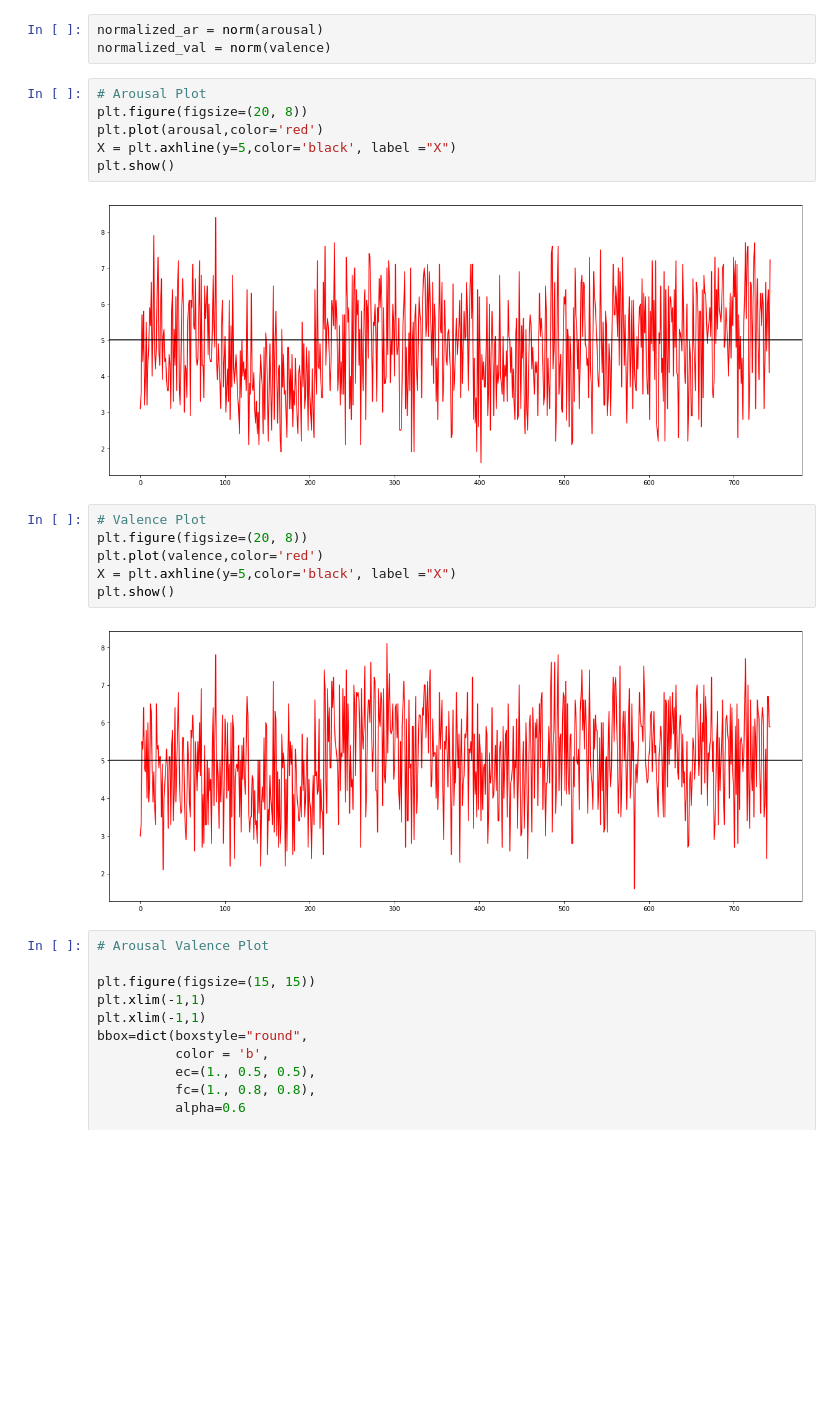
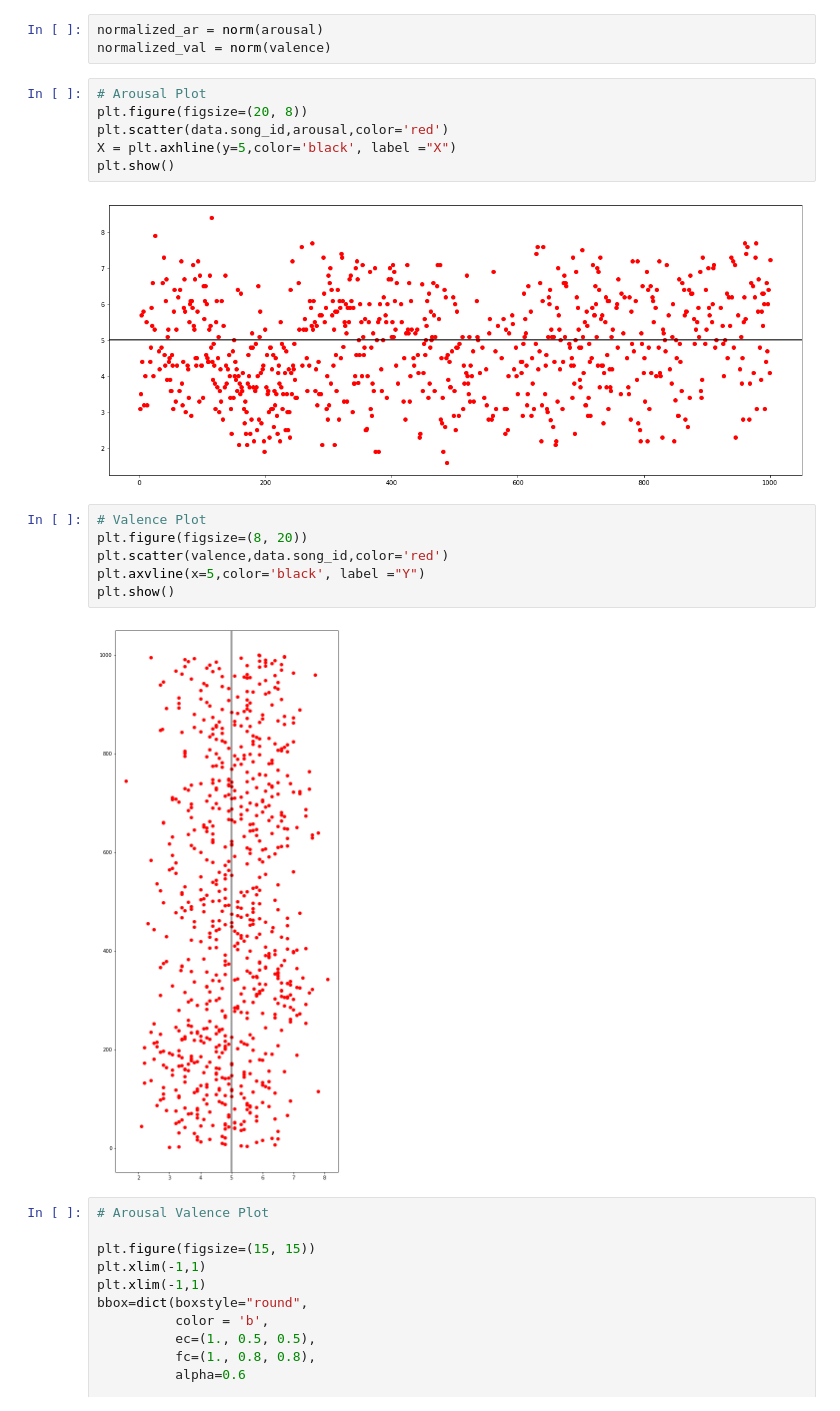
Before and after one commit to TegarSU/AsikYesAjigile, a Jupyter notebook: Try/TryExplore.ipynb, the cells around one changed output. Drawn from its saved outputs; the diff is of its cells as text; blank space fills up the shorter version.

```diff
--- a/Try/TryExplore.ipynb
+++ b/Try/TryExplore.ipynb
@@ -112,19 +118,19 @@ normalized_val = norm(valence)
 # %%
 # Arousal Plot
 plt.figure(figsize=(20, 8))
-plt.plot(arousal,color='red')
+plt.scatter(data.song_id,arousal,color='red')
 X = plt.axhline(y=5,color='black', label ="X")
 plt.show()
 # %% [output]
-[figure, old version]
+[figure, new version]
 # %%
 # Valence Plot
-plt.figure(figsize=(20, 8))
-plt.plot(valence,color='red')
-X = plt.axhline(y=5,color='black', label ="X")
+plt.figure(figsize=(8, 20))
+plt.scatter(valence,data.song_id,color='red')
+plt.axvline(x=5,color='black', label ="Y")
 plt.show()
 # %% [output]
-[figure, old version]
+[figure, new version]
 # %%
 # Arousal Valence Plot
 
```
Also changed, not shown: parts of 2 cells of this notebook, 6 other files.
